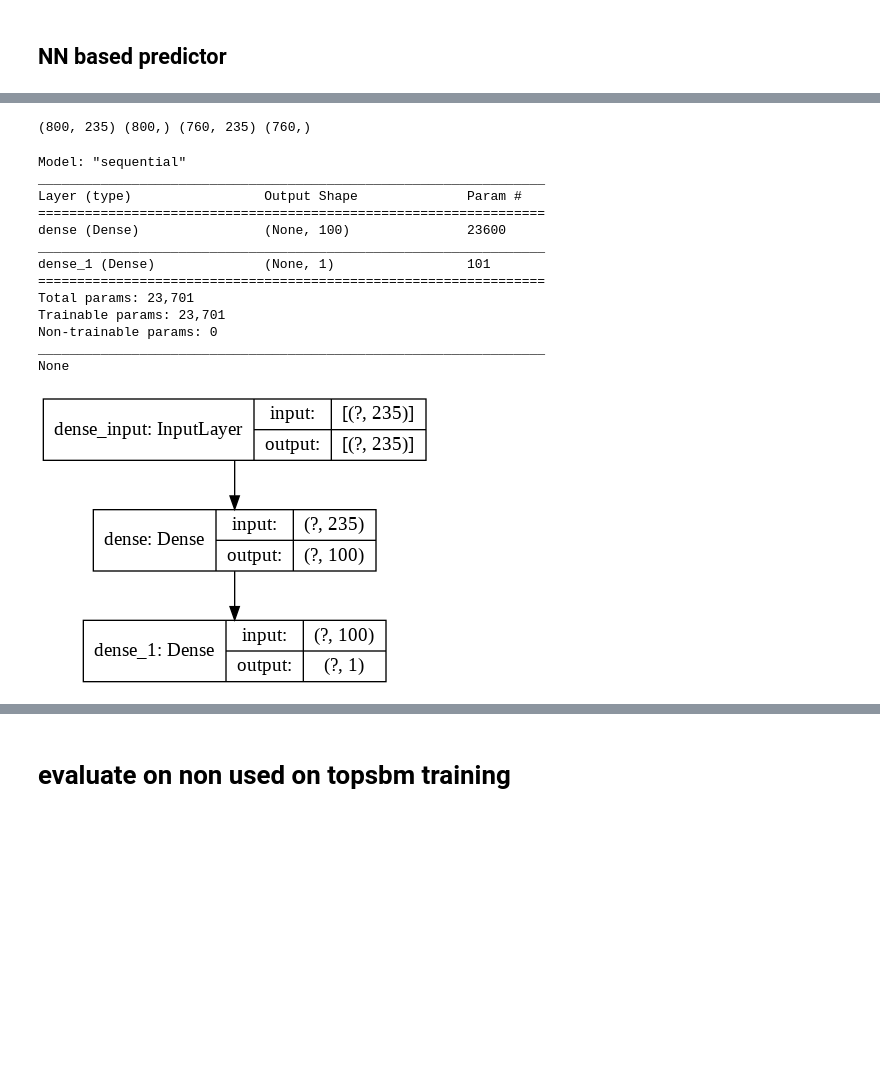
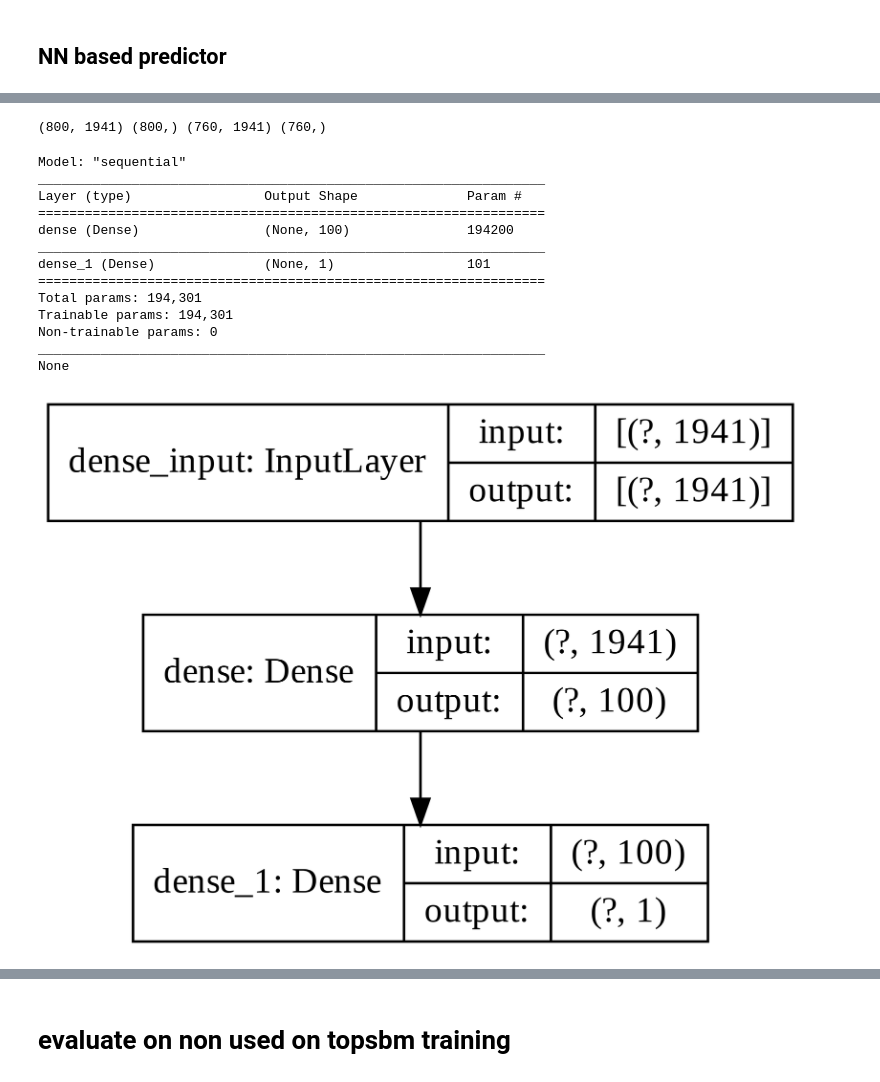
Before and after one commit to fvalle1/phd, a Jupyter notebook: Colab_Notebooks/predictor.ipynb, the cells around one changed output, grey strips where cells are left out. Cells and saved outputs as stored; diff of their text form; code cells hidden in the pictures; blank space fills up the shorter version.

```diff
--- a/Colab_Notebooks/predictor.ipynb
+++ b/Colab_Notebooks/predictor.ipynb
@@ -19,7 +15,7 @@ from hsbmpy import get_max_available_L
 #label = 'disease_type'
 algorithm = "topsbm"
 directory='/content/drive/My Drive/phd/datasets/merged'
-L = get_max_available_L(directory, algorithm)-1
+L = get_max_available_L(directory, algorithm)-2
 os.chdir(directory)
 # %%
 label = 'status'
@@ -101,16 +97,28 @@ df_labels=df_labels.reindex(index=df_topics.index)
 
 uniq = len(df_labels[label].unique())
 
-X_train = df_topics.drop('tissue',1).divide(df_topics.drop('tissue',1).mean(0),1).values.astype(float)
+X_train = df_topics.drop('tissue',1)
+X_train = X_train.subtract(X_train.mean(0),1).divide(0.5*(X_train.max(0)-X_train.min(0)),1).values.astype(float) #SGD transform
 Y_train = to_categorical(np.unique(df_labels[label], return_inverse=True)[1])
 inputs = X_train.shape[1]
 
 if uniq==2:
   Y_train = np.abs((np.argmax(Y_train, axis=-1)-1)) #1="healthy"
-  uniq=1
-  activation_func="sigmoid"
+  uniq = 1
+  activation_func = "sigmoid"
+  lr = 0.01
+  momentum = 0.9
+  l1 = 0.01
+  l2 = 0.0001
+  loss=binary_crossentropy
 else:
-  activation_func="softmax"
+  activation_func = "softmax"
+  lr = 0.003
+  momentum = 0.95
+  l1 = 0.001
+  l2 = 0
+  loss=categorical_crossentropy
+
 
 classes=np.unique(df_labels[df_labels.index.isin(df.index)][label], return_inverse=True)[0]
 
@@ -118,37 +126,37 @@ X_tm_train, X_tm_test, Y_tm_train, Y_tm_test = train_test_split(X_train, Y_train
 
 print(X_train.shape, Y_train.shape, X_tm_train.shape, Y_tm_train.shape)
 # %% [output]
-(800, 235) (800,) (760, 235) (760,)
+(800, 1941) (800,) (760, 1941) (760,)
 # %%
 K.clear_session()
 
 os.system("rm -rf log.csv")
 csv_logger = CSVLogger('log.csv', append=True, separator=',')
 es = EarlyStopping(monitor='val_loss', min_delta=1e-10, mode='min', patience=25)
 
 model=Sequential()
 model.add(Dense(units=100, input_dim=inputs, use_bias=True, bias_initializer="ones", activation="relu", kernel_regularizer=l1_l2(l1=0.01, l2=0.0001)))
 model.add(Dense(units=uniq, activation=activation_func))
-model.compile(loss=binary_crossentropy, optimizer=SGD(lr=0.001, momentum=0.9), metrics=['accuracy', 'AUC'])
+model.compile(loss=loss, optimizer=SGD(lr=lr, momentum=momentum), metrics=['accuracy', 'AUC'])
 K.set_learning_phase(0)
 
 print(model.summary())
-plot_model(model, show_shapes=True)
+plot_model(model, to_file=f"model_{label}.png", dpi=600, show_shapes=True)
 # %% [output]
 Model: "sequential"
 _________________________________________________________________
 Layer (type)                 Output Shape              Param #
 =================================================================
-dense (Dense)                (None, 100)               23600
+dense (Dense)                (None, 100)               194200
 _________________________________________________________________
 dense_1 (Dense)              (None, 1)                 101
 =================================================================
-Total params: 23,701
-Trainable params: 23,701
+Total params: 194,301
+Trainable params: 194,301
 Non-trainable params: 0
 _________________________________________________________________
 None
-[figure, old version]
+[figure, new version]
 # %%
 with tf.device("GPU"):
     model.fit(X_tm_train, Y_tm_train, epochs=1000, batch_size=500, verbose=1, validation_split=0.25, callbacks=[csv_logger, es], shuffle=True, use_multiprocessing=True, workers=-1)
```
Also changed, not shown: parts of 19 cells of this notebook.
